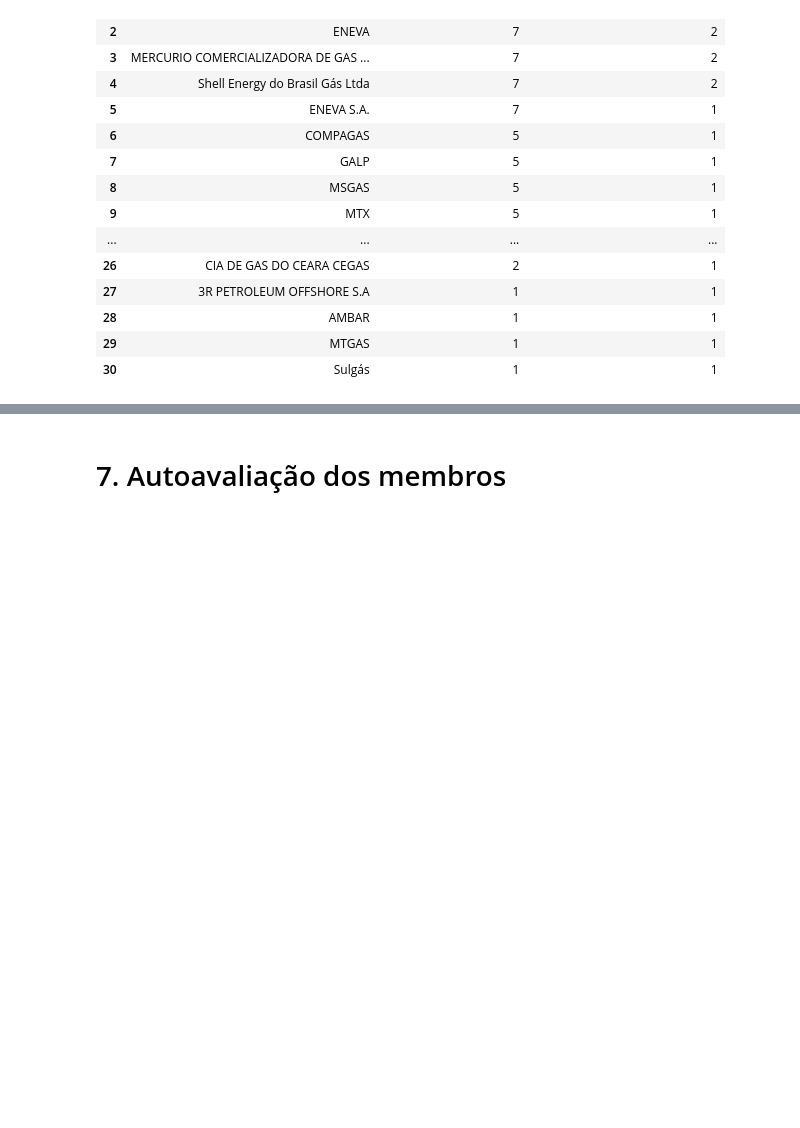
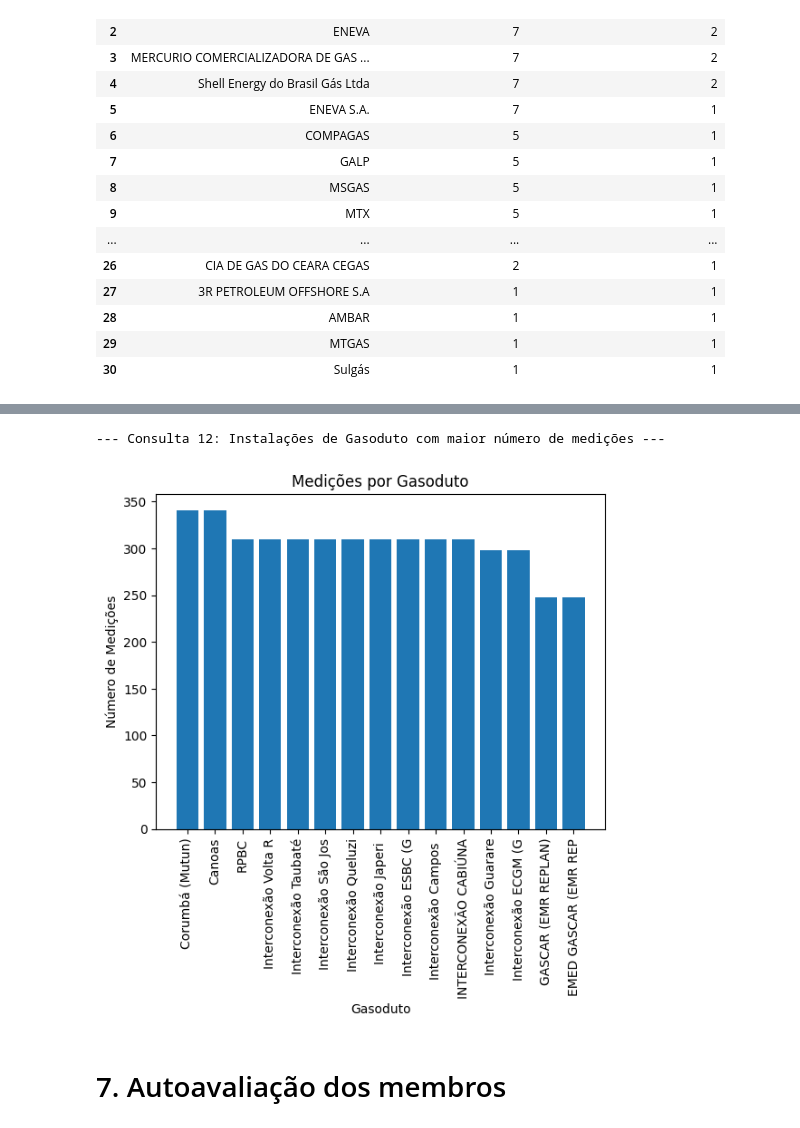
Before and after one commit to RaphaelLeivas/ibd-2025-1, a Jupyter notebook: TP2/tp2_template.ipynb, the cells around one changed output, grey strips where cells are left out. Drawn from its saved outputs; the diff is of its cells as text; code cells hidden in the pictures; blank space fills up the shorter version.

```diff
--- a/TP2/tp2_template.ipynb
+++ b/TP2/tp2_template.ipynb
@@ -459,2 +496,37 @@ df10
+# %%
+import matplotlib.pyplot as plt
+
+print("\n--- Consulta 12: Instalações de Gasoduto com maior número de medições ---")
+conn = sqlite3.connect('gas_data.db')
+
+query12 =  """
+SELECT
+    SUBSTRING(IG.nome_instalacao_gasoduto, 1, 20) AS nome_gasoduto,
+    COUNT(M.codigo_medicao) as NumMedicoes
+FROM
+    Instalacao_Gasoduto as IG
+INNER JOIN
+    Medicao as M ON IG.codigo_instalacao_gasoduto = M.codigo_instalacao_gasoduto
+GROUP BY
+    IG.nome_instalacao_gasoduto
+ORDER BY COUNT(IG.codigo_instalacao_transporte) DESC
+LIMIT 20
+"""
+conn= sqlite3.connect('gas_data.db')
+df12 = pd.read_sql_query(query12, conn)
+conn.close()
+df12
+
+plt.bar(df12.iloc[:, 0], df12.iloc[:, 1])
+
+
+plt.title("Medições por Gasoduto")
+plt.ylabel("Número de Medições")
+plt.xticks(rotation=90)
+plt.xlabel("Gasoduto")
+plt.show()
+# %% [output]
+--- Consulta 12: Instalações de Gasoduto com maior número de medições ---
+[figure, added]
 # %% [markdown]
 # 7. Autoavaliação dos membros
```
Also changed, not shown: parts of 1 cell of this notebook.
